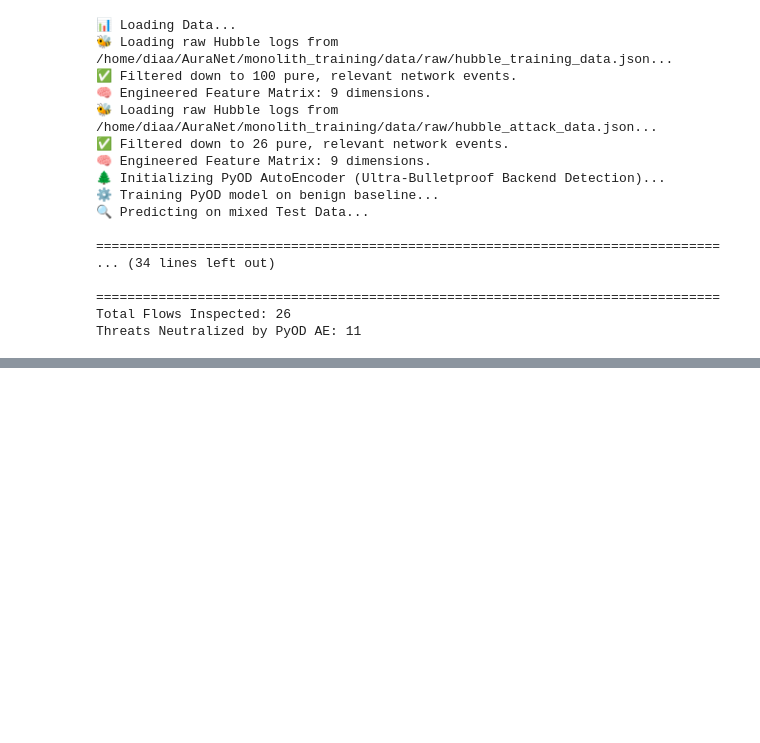
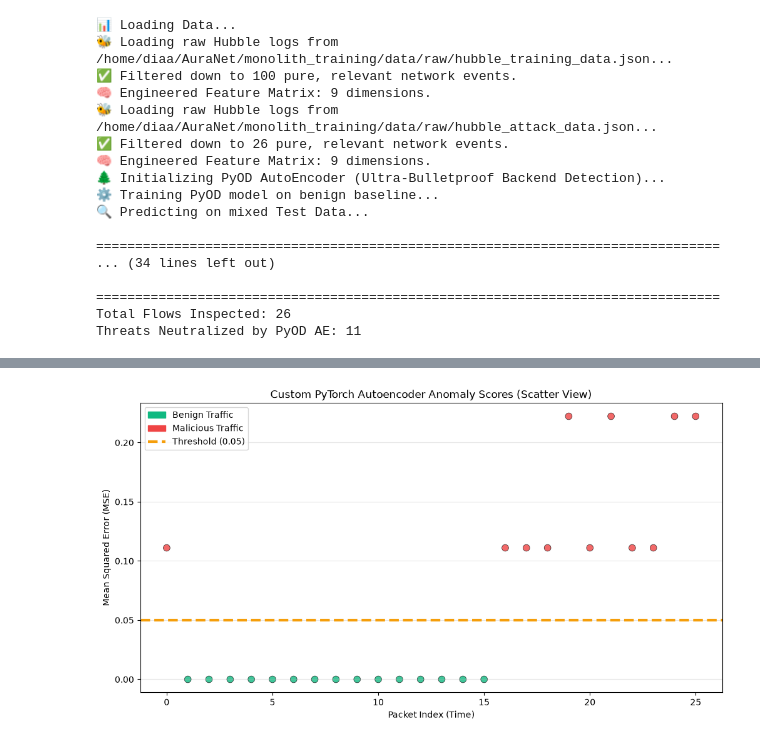
Before and after one commit to drnull03/AuraNet, a Jupyter notebook: monolith_training/notebooks/EDA_sample1.ipynb, the cells around one changed output, grey strips where cells are left out. Drawn from its saved outputs; the diff is of its cells as text; code cells hidden in the pictures; blank space fills up the shorter version.

```diff
--- a/monolith_training/notebooks/EDA_sample1.ipynb
+++ b/monolith_training/notebooks/EDA_sample1.ipynb
@@ -520,0 +623,91 @@ Threats Neutralized by PyOD AE: 11
+# %%
+import os
+import sys
+import torch
+import torch.nn as nn
+import matplotlib.pyplot as plt
+import matplotlib.patches as mpatches
+
+# Suppress warnings for a clean output
+import warnings
+warnings.filterwarnings('ignore')
+
+# 1. RE-LOAD DATA
+sys.path.append(os.path.abspath("../src"))
+import config
+from dataset import HubbleDataProcessor
+from model import ZeroTrustAutoencoder
+
+print("📊 Loading Test Data for PyTorch Scatter Plot...")
+test_processor = HubbleDataProcessor(config.TEST_DATA_PATH)
+test_processor.load_and_filter()
+test_processor.engineer_features()
+df_test = test_processor.get_dataframe()
+raw_events = test_processor.raw_data
+input_dim = df_test.shape[1]
+
+# 2. LOAD TRAINED PYTORCH MODEL
+print("🧠 Loading Trained PyTorch Autoencoder...")
+model = ZeroTrustAutoencoder(input_dim)
+# Load the weights that we trained earlier in the project
+model.load_state_dict(torch.load(config.MODEL_WEIGHTS_PATH))
+model.eval() # Set to evaluation mode
+
+# 3. RUN INFERENCE ON ALL TEST PACKETS
+# We use reduction='none' so we get the individual error for every single row, not just the average
+criterion = nn.MSELoss(reduction='none')
+test_tensor = torch.FloatTensor(df_test.values)
+
+with torch.no_grad():
+    reconstructed = model(test_tensor)
+    # Calculate MSE per row (dim=1 computes the mean across the 9 features for each packet)
+    test_errors = criterion(reconstructed, test_tensor).mean(dim=1).numpy()
+
+# 4. SEPARATE AND LABEL DATA
+pytorch_normal_scores = []
+pytorch_anomaly_scores = []
+y_test_labels = [] # 1 for anomaly, 0 for benign
+
+for i in range(len(df_test)):
+    context = raw_events[i]
+
+    # FIX: Physical L3/L4 drops (Phase 2) are normal policy enforcements, not anomalies.
+    # They have 'method' == 'NONE' and 'url' == 'NONE', which made them fail the is_valid_path check previously.
+    if context['verdict'] == 'DROPPED':
+        pytorch_normal_scores.append(test_errors[i])
+        y_test_labels.append(0)
+    elif context['method'] in ['POST', 'DELETE'] or df_test.iloc[i]['is_valid_path'] == 0.0:
+        pytorch_anomaly_scores.append(test_errors[i])
+        y_test_labels.append(1)
+    else:
+        pytorch_normal_scores.append(test_errors[i])
+        y_test_labels.append(0)
+
+print(f"✅ Evaluated {len(df_test)} packets. Generating Scatter Plot...")
+
+# 5. GENERATE SCATTER PLOT
+plt.figure(figsize=(12, 6))
+
+indices = range(len(df_test))
+# Assign Red to Anomalies and Green to Benign
+colors = ['#ef4444' if y_test_labels[i] == 1 else '#10b981' for i in indices]
+
+plt.scatter(indices, test_errors, c=colors, alpha=0.8, s=60, edgecolors='black', linewidths=0.5)
+
+# Draw the SOC Tripwire Threshold
+threshold = config.TRIPWIRE_THRESHOLD
+plt.axhline(y=threshold, color='#f59e0b', linestyle='--', linewidth=3,
+            label=f'SOC Tripwire ({threshold})')
+
+# Custom legend for scatter colors
+benign_patch = mpatches.Patch(color='#10b981', label='Benign Traffic')
+malicious_patch = mpatches.Patch(color='#ef4444', label='Malicious Traffic')
+line_patch = plt.Line2D([0], [0], color='#f59e0b', linewidth=3, linestyle='--', label=f'Threshold ({threshold})')
+
+plt.title('Custom PyTorch Autoencoder Anomaly Scores (Scatter View)')
+plt.xlabel('Packet Index (Time)')
+plt.ylabel('Mean Squared Error (MSE)')
+plt.legend(handles=[benign_patch, malicious_patch, line_patch])
+plt.grid(axis='y', alpha=0.3)
+plt.show()
+# %% [output]
@@ -520,0 +720 @@ Threats Neutralized by PyOD AE: 11
+[figure, added]
```
Also changed, not shown: parts of 2 cells of this notebook.
